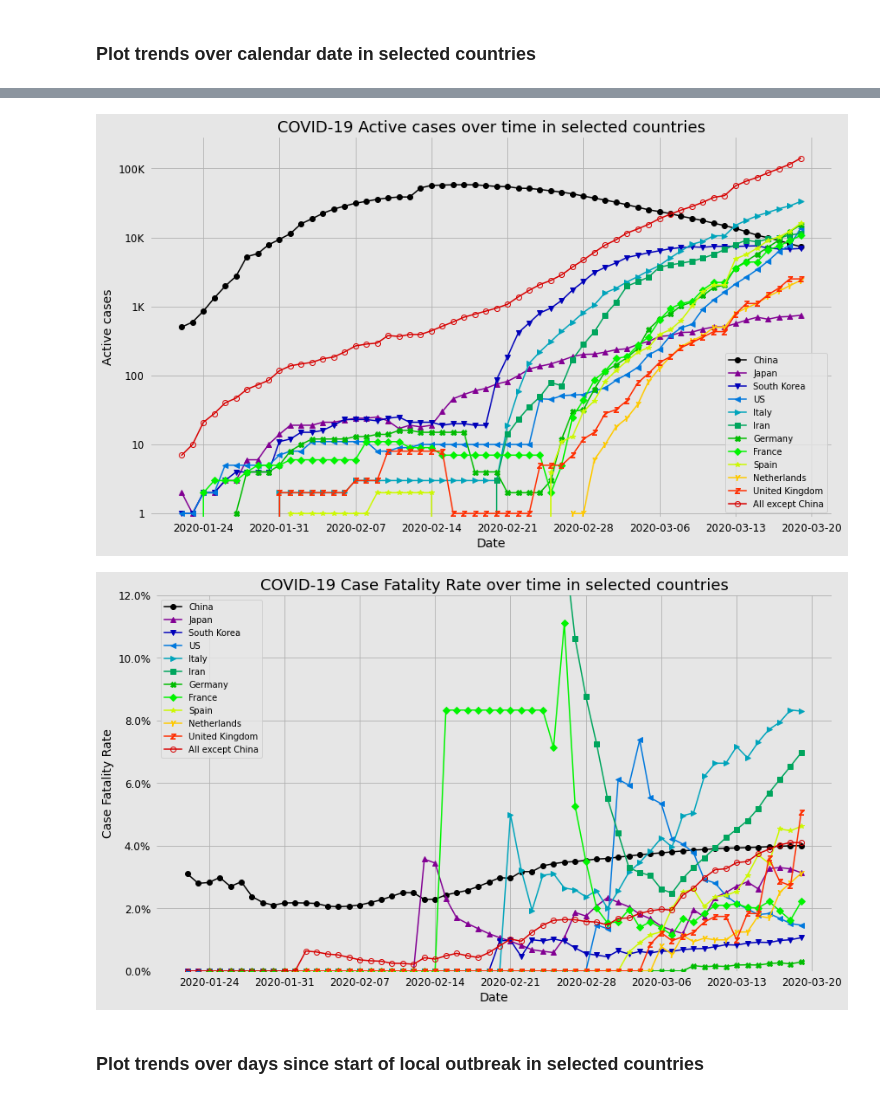
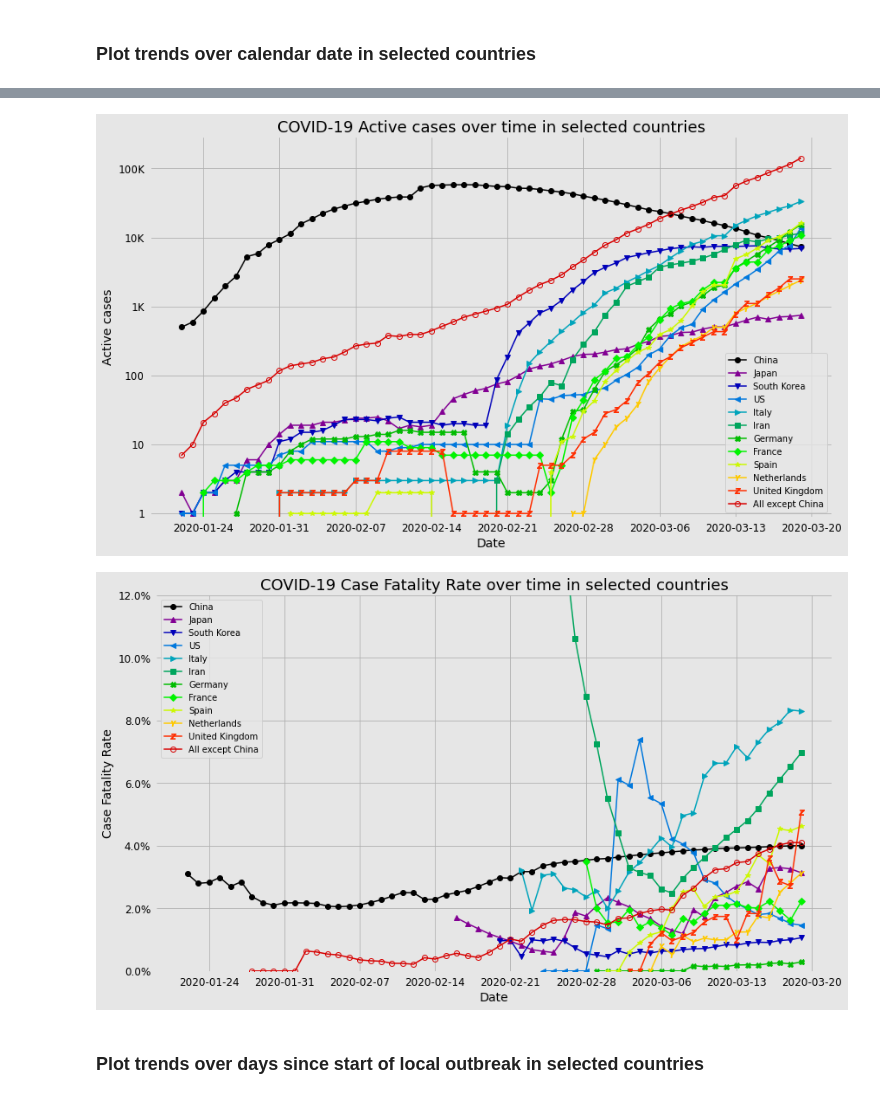
Before and after one commit to JeroenKools/covid19, a Jupyter notebook: COVID-19.ipynb, the cells around one changed output, grey strips where cells are left out. Drawn from its saved outputs; the diff is of its cells as text; code cells hidden in the pictures.

```diff
--- a/COVID-19.ipynb
+++ b/COVID-19.ipynb
@@ -104,17 +104,18 @@ All except China
 # %%
 # The list of countries is easy to modify
 countries_to_plot = ["China", "Japan", "South Korea", "US", "Italy", "Iran", "Germany",
                      "France", "Spain", "Netherlands", "United Kingdom", "All except China"]
 
 for y_metric in ["confirmed", "deaths", "active"]:
     data.plot("calendar_date", y_metric, countries_to_plot, fixed_country_colors=False)
 
-data.plot("calendar_date", "deaths/confirmed", countries_to_plot, use_log_scale=False, fixed_country_colors=False)
+data.plot("calendar_date", "deaths/confirmed", countries_to_plot, min_cases=50,
+          use_log_scale=False, fixed_country_colors=False)
 # %% [output]
 [figure]
 [figure]
 [figure]
-[figure, old version]
+[figure, new version]
 # %% [markdown]
 ### Plot trends over days since start of local outbreak in selected countries
 # %%
```
Also changed, not shown: parts of 10 cells of this notebook, 2 other files.
